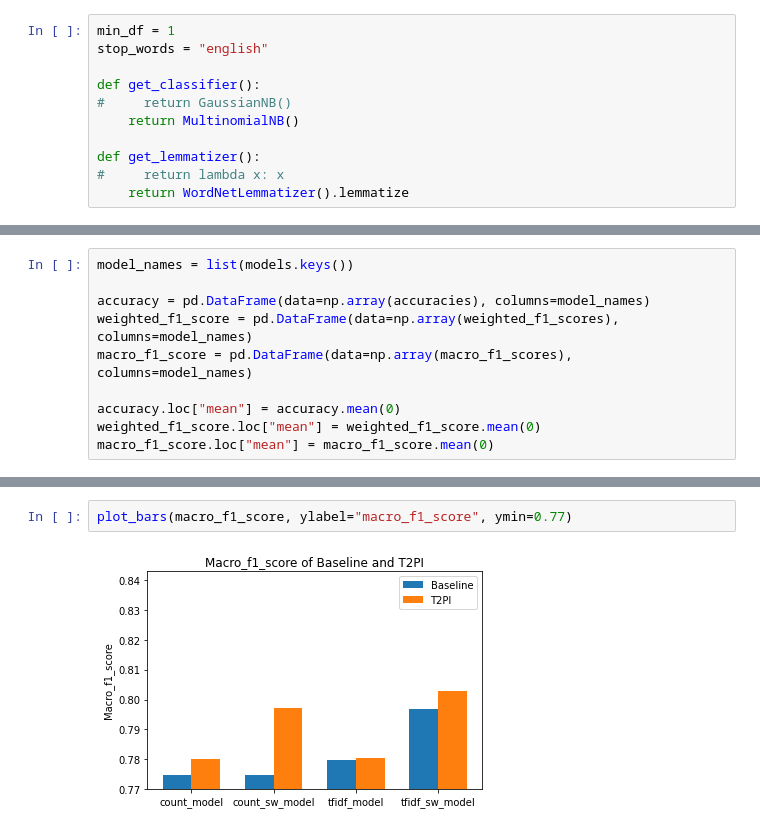
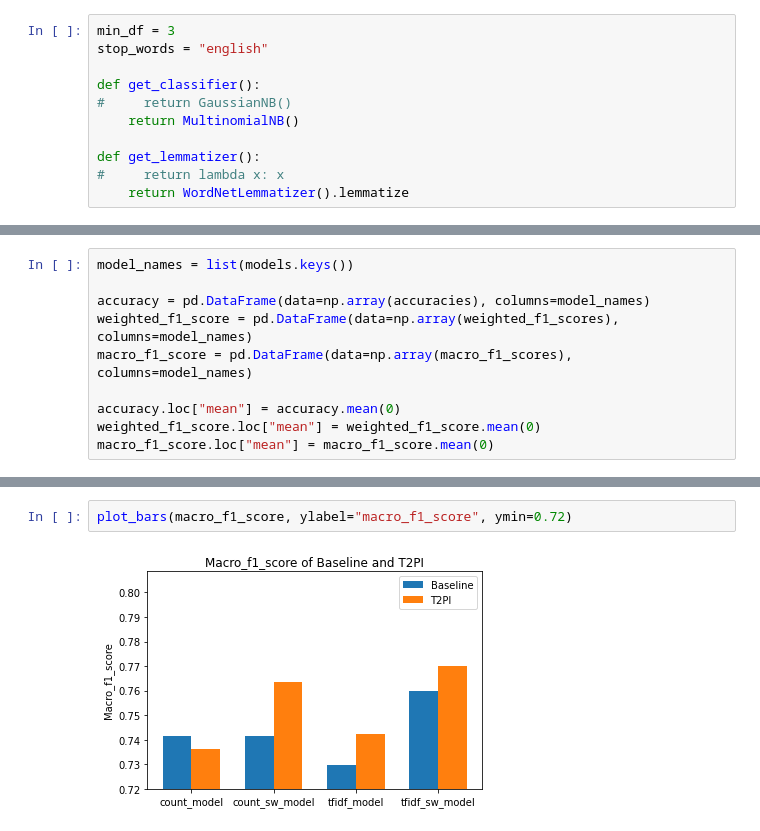
Before and after one commit to iamr0b0tx/topic_modeler, a Jupyter notebook: term_term_pr_distr_and_inference.ipynb, the cells around one changed output, grey strips where cells are left out. Saved outputs shown, nothing was run; the diff lists cells and outputs as text.

```diff
--- a/term_term_pr_distr_and_inference-multinomial-min_df-1-size-150-max.ipynb
+++ b/term_term_pr_distr_and_inference.ipynb
@@ -226,7 +220,7 @@ The Dataset labels needs to be balanced
 # %% [markdown]
 ### Parameters
 # %%
-min_df = 1
+min_df = 3
 stop_words = "english"
 
 def get_classifier():
@@ -480,4 +485,4 @@ macro_f1_score.head(split_size+1)
 # %%
-plot_bars(macro_f1_score, ylabel="macro_f1_score", ymin=0.77)
+plot_bars(macro_f1_score, ylabel="macro_f1_score", ymin=0.72)
 # %% [output]
-[figure, old version]
+[figure, new version]
```
Also changed, not shown: parts of 10 cells of this notebook, 2 other files.
